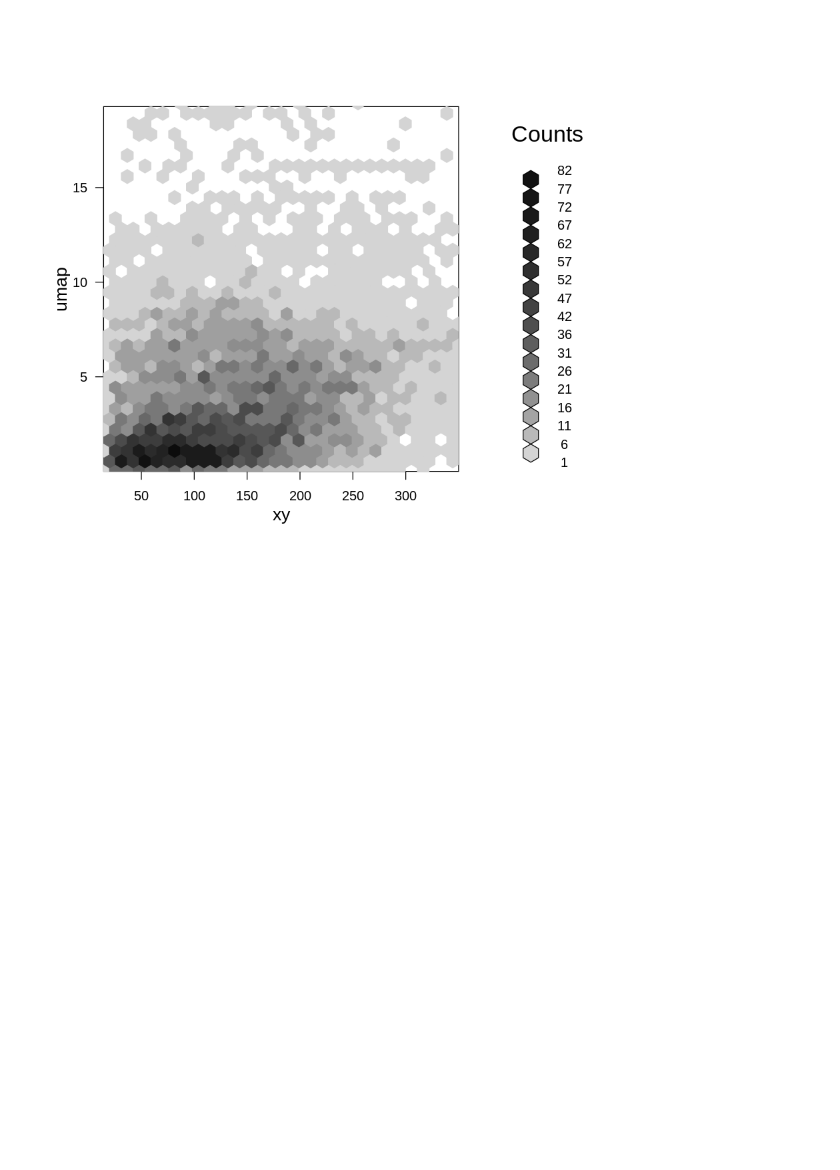
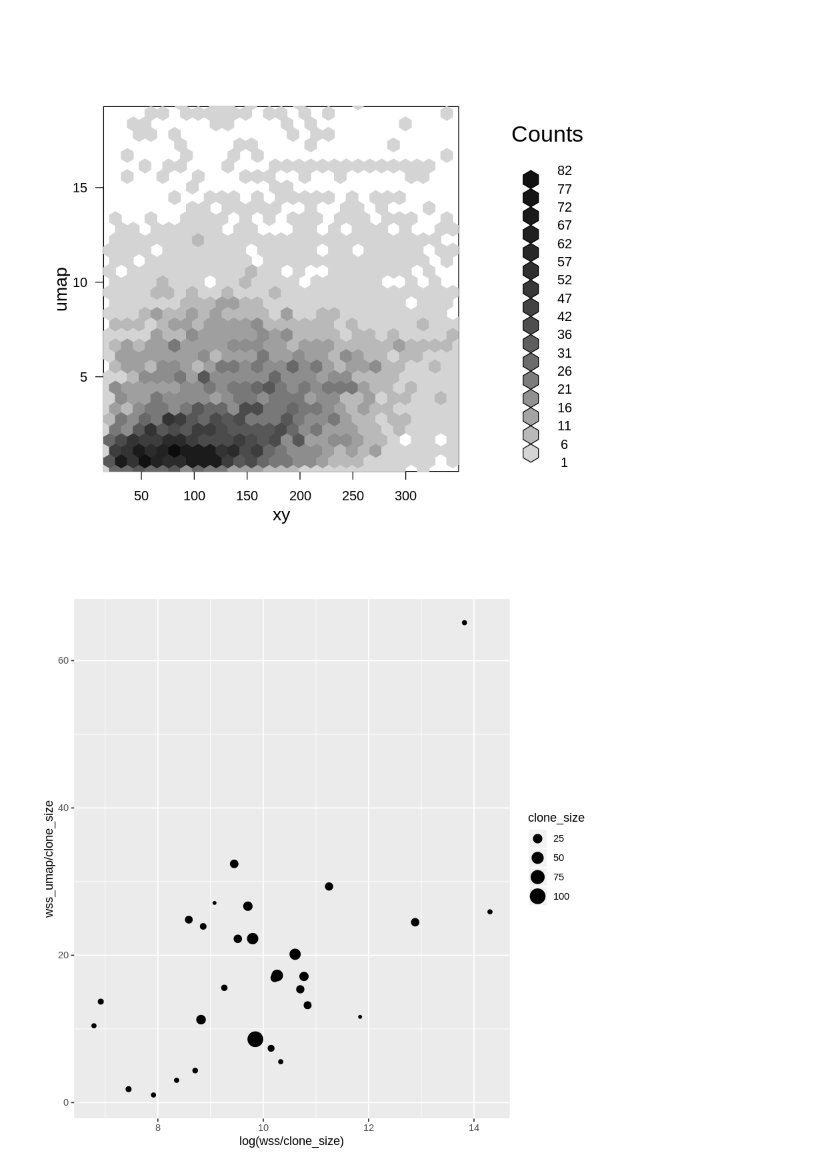
Before and after one commit to agranado/datascience, a Jupyter notebook: R_notebook/Fly_data_distances.ipynb, the cells around one changed output. Drawn from its saved outputs; the diff is of its cells as text; code cells hidden in the pictures; blank space fills up the shorter version.

Commit message:
playing with fly data and distances

```diff
--- a/R_notebook/Fly_data_distances.ipynb
+++ b/R_notebook/Fly_data_distances.ipynb
@@ -56,3 +60,36 @@ h<-hexbin(df_dist %>% filter(xy<350))
 plot(h)
 # %% [output]
 [figure]
+# %%
+# notes, let's compute the within sum squares error for each clone in both umap and XY space and see how tight they are in each space.
+# Expectation: even for clones with large within sum error in XY space, the WSS will be small in UMAP space
+# As long as they are clones, that is why we are grouping the data.
+
+library(ggplot2)
+
+wss = c()
+wss_umap = c()
+clone_size = c()
+for (i in 1:n_clones){
+
+    aa %>% filter(clone_id ==i) ->this_clone
+
+    this_clone %>% select(ypos,xpos) -> xy
+    this_clone %>% select(umap_1,umap_2) -> xy_umap
+
+    mean_clone =apply(xy,2,mean)
+    mean_umap =apply(xy_umap,2,mean)
+
+    wss[i] = sum(  (xy$ypos - mean_clone[1])^2 + (xy$xpos - mean_clone[2])^2     )
+
+
+    wss_umap[i] =sum(    (xy_umap$umap_1 - mean_umap[1])^2 + (xy_umap$umap_2 - mean_umap[2])^2  )
+
+    clone_size[i] = dim(xy)[1]
+}
+
+df = data.frame(size = clone_size, wss= wss, wss_umap = wss_umap)
+
+df  %>% ggplot(aes(x = log(wss/clone_size),y =wss_umap/clone_size,size = clone_size)) + geom_point()
+# %% [output]
+[figure, added]
```
Also changed, not shown: parts of 1 cell of this notebook.
